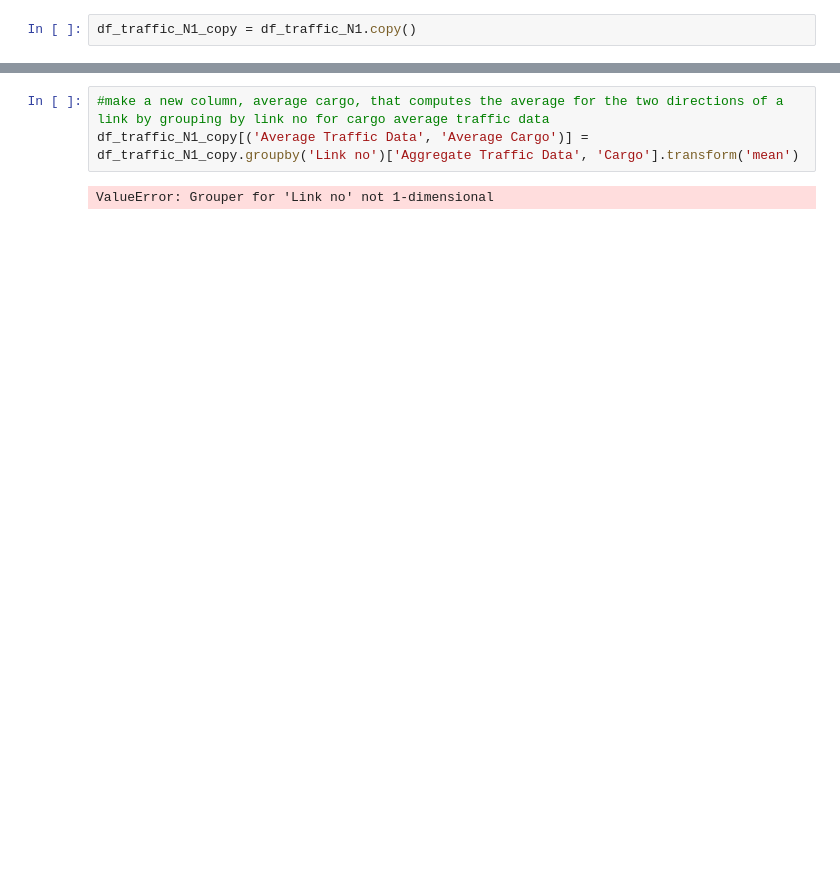
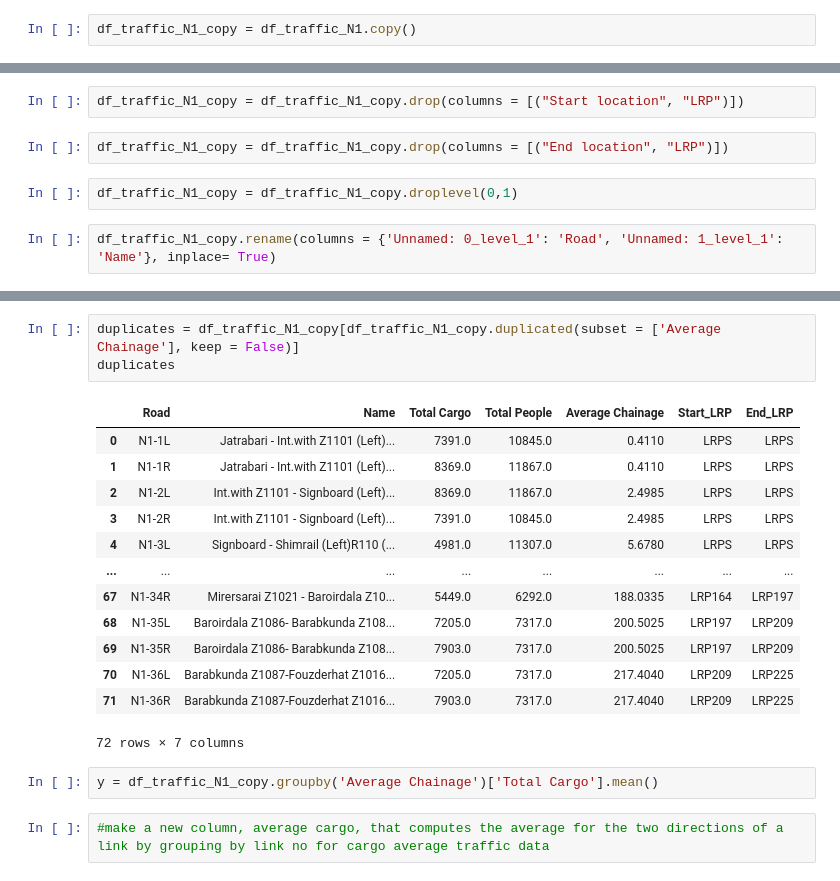
Before and after one commit to mlmoleman/EPA133A-G07-A4, a Jupyter notebook: notebooks/traffic_flows_cleaning.ipynb, the cells around one changed output, grey strips where cells are left out. Saved outputs shown, nothing was run; the diff lists cells and outputs as text; blank space fills up the shorter version.

```diff
--- a/notebooks/traffic_flows_cleaning.ipynb
+++ b/notebooks/traffic_flows_cleaning.ipynb
@@ -109,0 +144,8 @@ df_traffic_N1_copy = df_traffic_N1.copy()
+# %%
+df_traffic_N1_copy = df_traffic_N1_copy.drop(columns = [("Start location", "LRP")])
+# %%
+df_traffic_N1_copy = df_traffic_N1_copy.drop(columns = [("End location", "LRP")])
+# %%
+df_traffic_N1_copy = df_traffic_N1_copy.droplevel(0,1)
+# %%
+df_traffic_N1_copy.rename(columns = {'Unnamed: 0_level_1': 'Road', 'Unnamed: 1_level_1': 'Name'}, inplace= True)
@@ -110,5 +168,21 @@ df_traffic_N1_copy = df_traffic_N1.copy()
+# %%
+duplicates = df_traffic_N1_copy[df_traffic_N1_copy.duplicated(subset = ['Average Chainage'], keep = False)]
+duplicates
+# %% [output]
+|  | Road | Name | Total Cargo | Total People | Average Chainage | Start_LRP | End_LRP |
+| 0 | N1-1L | Jatrabari - Int.with Z1101 (Left)... | 7391.0 | 10845.0 | 0.4110 | LRPS | LRPS |
+| 1 | N1-1R | Jatrabari - Int.with Z1101 (Left)... | 8369.0 | 11867.0 | 0.4110 | LRPS | LRPS |
+| 2 | N1-2L | Int.with Z1101 - Signboard (Left)... | 8369.0 | 11867.0 | 2.4985 | LRPS | LRPS |
+| 3 | N1-2R | Int.with Z1101 - Signboard (Left)... | 7391.0 | 10845.0 | 2.4985 | LRPS | LRPS |
+| 4 | N1-3L | Signboard - Shimrail (Left)R110 (... | 4981.0 | 11307.0 | 5.6780 | LRPS | LRPS |
+| ... | ... | ... | ... | ... | ... | ... | ... |
+| 67 | N1-34R | Mirersarai Z1021 - Baroirdala Z10... | 5449.0 | 6292.0 | 188.0335 | LRP164 | LRP197 |
+| 68 | N1-35L | Baroirdala Z1086- Barabkunda Z108... | 7205.0 | 7317.0 | 200.5025 | LRP197 | LRP209 |
+| 69 | N1-35R | Baroirdala Z1086- Barabkunda Z108... | 7903.0 | 7317.0 | 200.5025 | LRP197 | LRP209 |
+| 70 | N1-36L | Barabkunda Z1087-Fouzderhat Z1016... | 7205.0 | 7317.0 | 217.4040 | LRP209 | LRP225 |
+| 71 | N1-36R | Barabkunda Z1087-Fouzderhat Z1016... | 7903.0 | 7317.0 | 217.4040 | LRP209 | LRP225 |
+72 rows × 7 columns
+# %%
+y = df_traffic_N1_copy.groupby('Average Chainage')['Total Cargo'].mean()
 # %%
 #make a new column, average cargo, that computes the average for the two directions of a link by grouping by link no for cargo average traffic data
-df_traffic_N1_copy[('Average Traffic Data', 'Average Cargo')] = df_traffic_N1_copy.groupby('Link no')['Aggregate Traffic Data', 'Cargo'].transform('mean')
-# %% [output]
-ValueError: Grouper for 'Link no' not 1-dimensional
```
Also changed, not shown: parts of 30 cells of this notebook, 4 other files.
